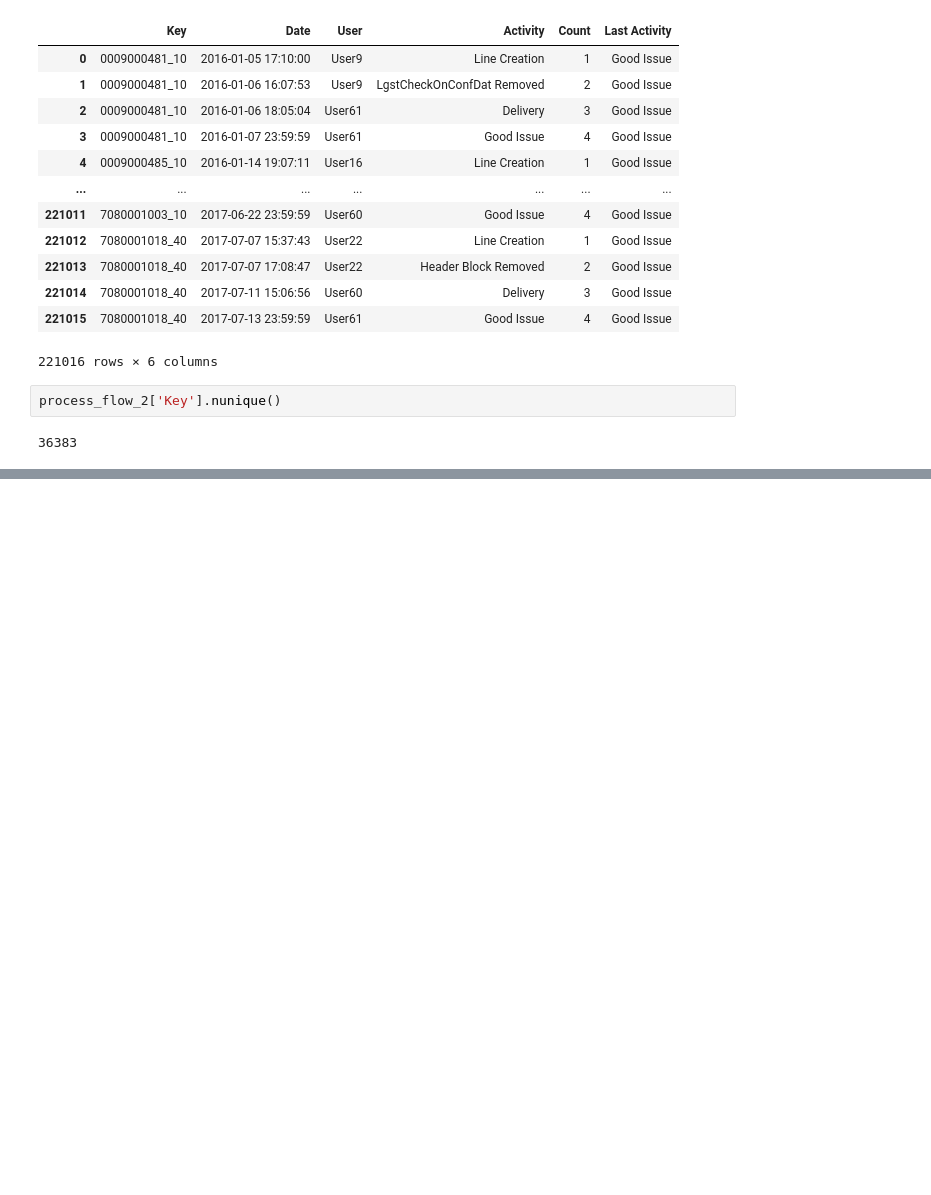
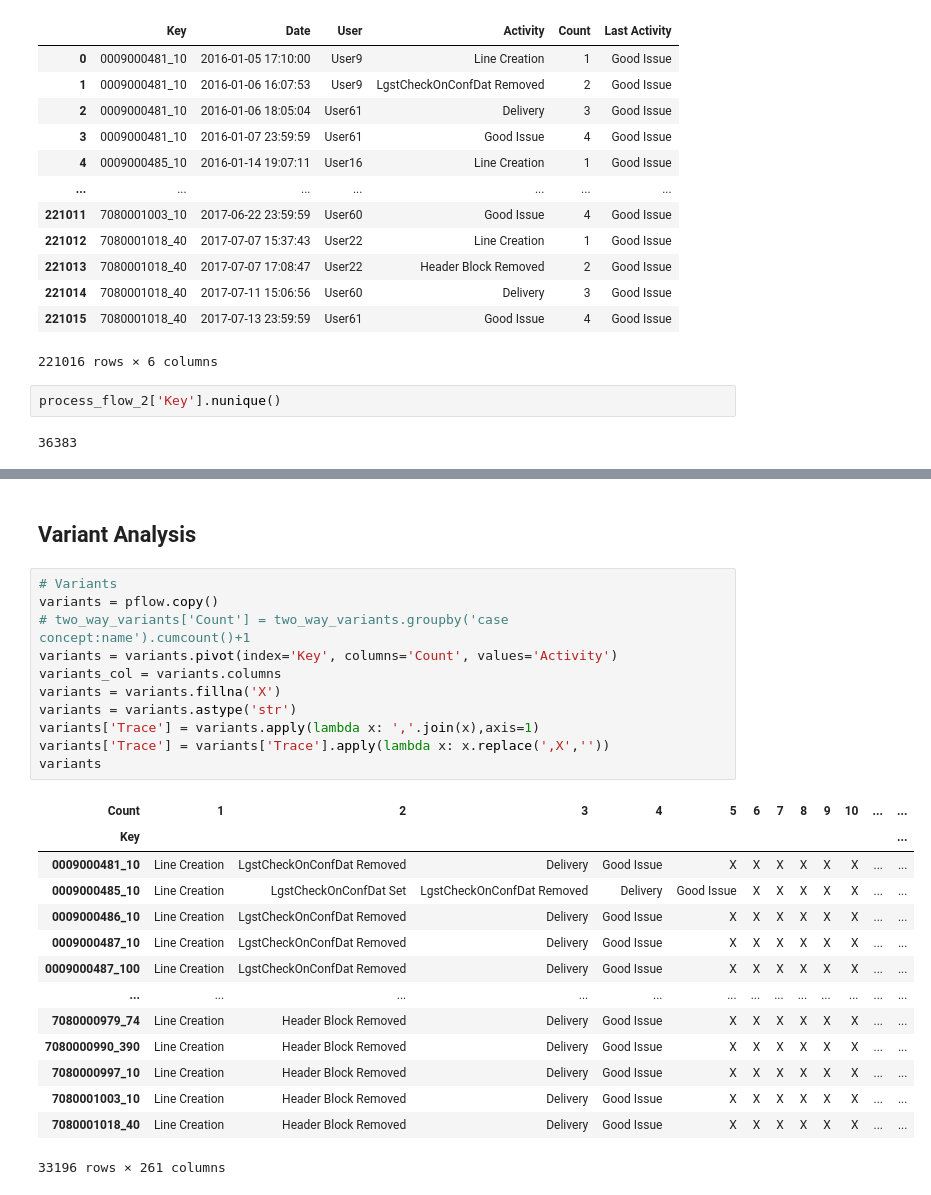
Before and after one commit to nkwachiabel/Process-Mining-Order-to-cash-IBM, a Jupyter notebook: Order to cash IBM.ipynb, the cells around one changed output, grey strips where cells are left out. Saved outputs shown, nothing was run; the diff lists cells and outputs as text; blank space fills up the shorter version.

```diff
--- a/Order to cash IBM.ipynb
+++ b/Order to cash IBM.ipynb
@@ -316,0 +672,28 @@ process_flow_2['Key'].nunique()
+# %% [markdown]
+## Variant Analysis
+# %%
+# Variants
+variants = pflow.copy()
+# two_way_variants['Count'] = two_way_variants.groupby('case concept:name').cumcount()+1
+variants = variants.pivot(index='Key', columns='Count', values='Activity')
+variants_col = variants.columns
+variants = variants.fillna('X')
+variants = variants.astype('str')
+variants['Trace'] = variants.apply(lambda x: ','.join(x),axis=1)
+variants['Trace'] = variants['Trace'].apply(lambda x: x.replace(',X',''))
+variants
+# %% [output]
+| Count | 1 | 2 | 3 | 4 | 5 | 6 | 7 | 8 | 9 | 10 | ... | ... |
+| Key |  |  |  |  |  |  |  |  |  |  |  | ... |
+| 0009000481_10 | Line Creation | LgstCheckOnConfDat Removed | Delivery | Good Issue | X | X | X | X | X | X | ... | ... |
+| 0009000485_10 | Line Creation | LgstCheckOnConfDat Set | LgstCheckOnConfDat Removed | Delivery | Good Issue | X | X | X | X | X | ... | ... |
+| 0009000486_10 | Line Creation | LgstCheckOnConfDat Removed | Delivery | Good Issue | X | X | X | X | X | X | ... | ... |
+| 0009000487_10 | Line Creation | LgstCheckOnConfDat Removed | Delivery | Good Issue | X | X | X | X | X | X | ... | ... |
+| 0009000487_100 | Line Creation | LgstCheckOnConfDat Removed | Delivery | Good Issue | X | X | X | X | X | X | ... | ... |
+| ... | ... | ... | ... | ... | ... | ... | ... | ... | ... | ... | ... | ... |
+| 7080000979_74 | Line Creation | Header Block Removed | Delivery | Good Issue | X | X | X | X | X | X | ... | ... |
+| 7080000990_390 | Line Creation | Header Block Removed | Delivery | Good Issue | X | X | X | X | X | X | ... | ... |
+| 7080000997_10 | Line Creation | Header Block Removed | Delivery | Good Issue | X | X | X | X | X | X | ... | ... |
+| 7080001003_10 | Line Creation | Header Block Removed | Delivery | Good Issue | X | X | X | X | X | X | ... | ... |
+| 7080001018_40 | Line Creation | Header Block Removed | Delivery | Good Issue | X | X | X | X | X | X | ... | ... |
+33196 rows × 261 columns
```
Also changed, not shown: parts of 44 cells of this notebook.
